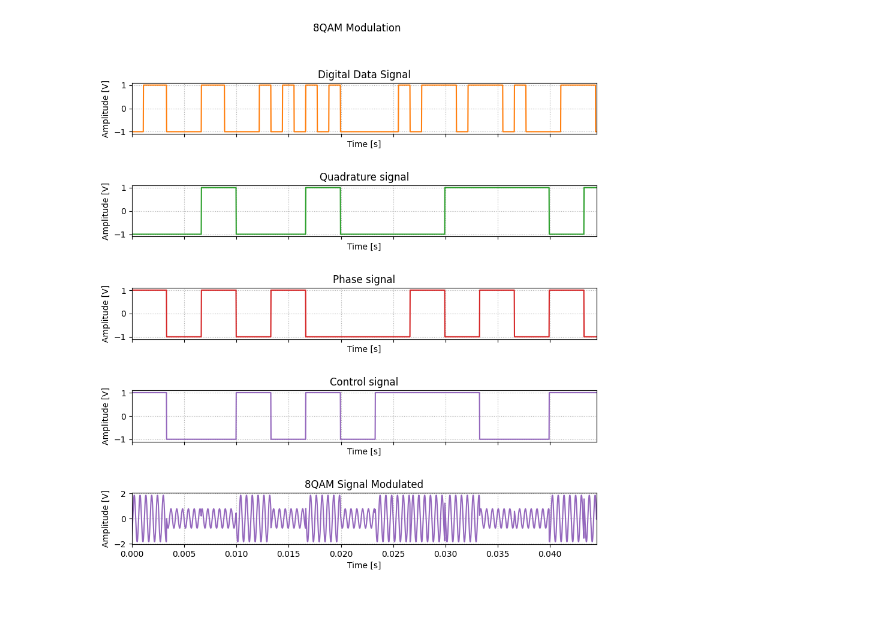
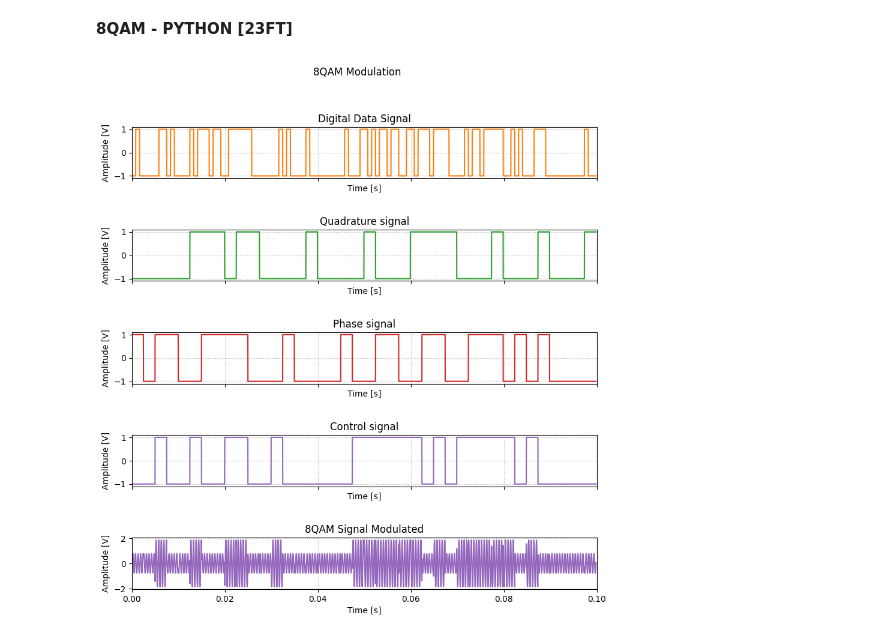
Before and after one commit to 23ft/Digital-Modulation-Python, a Jupyter notebook: 8QAM.ipynb, the cells around one changed output. Cells and saved outputs as stored; diff of their text form; code cells hidden in the pictures; blank space fills up the shorter version.

```diff
--- a/8QAM.ipynb
+++ b/8QAM.ipynb
@@ -1,5 +1,7 @@
 # %% [markdown]
 <a href="https://colab.research.google.com/github/23ft/Digital-Modulation-Python/blob/main/8QAM.ipynb" target="_parent"><img src="https://colab.research.google.com/assets/colab-badge.svg" alt="Open In Colab"/></a>
+# %% [markdown]
+**8QAM - PYTHON [23FT]**
 # %%
 import numpy as np
 import matplotlib.pyplot as plt
@@ -11,29 +13,31 @@ global outSignal
 
 """ Configuracion """
 fs = 54100                  # sampling rate - samples/sec - puls/sec
-baud = 900                  # symbol rate - bits/sec
-Nbits = 60                  # number of bits
+baud = 1200                  # symbol rate - bits/sec
+Nbits = 120                  # number of bits
 f0 = 1800                   # carrier Frequency
 Ns = int(fs/baud)           # number of Samples per Symbol - samples/bit
 N = Nbits * Ns              # Total Number of Samples
 t = r_[0.0:N]/fs            # time points
 
 # Rango para bits y tiempo para visualizacion
-symbolsToShow = 40
+symbolsToShow = 120
 timeDomainVisibleLimit = np.minimum(Nbits/baud,symbolsToShow/baud)
 
+# Tren pulsos entrada.
 inputBits = np.random.randn(Nbits,1) > 0
-inputSignal = (np.tile(inputBits*2-1,(1,Ns))).ravel()
-out8QAM = [[0.765, -135],[1.848, -135],[0.765, -45],[1.848, -45],[0.765, 135],[1.848, 135],[0.765, 45],[1.848, 45]]
+inputSignal = (np.tile(inputBits*2-1,(1,Ns))).ravel() # se multiplica el numero de columnas por el numero de samples por bit en np.tile.
+
+# combinaciones 8QAM -- 3*pi/4 -> 135° | pi/4 -> 45° {wayne tomasi}
+out8QAM = [[0.765, -3*pi/4],[1.848, -3*pi/4],[0.765, -pi/4],[1.848, -pi/4],[0.765, 3*pi/4],[1.848, 3*pi/4],[0.765, pi/4],[1.848, pi/4]]
 outSignal = np.zeros(shape=1)
 
-
-
+# Handler generador out signal.
 def hand8QAM(trueTablePos, t0, tf, ):
   global outSignal
-
   outSignal = np.concatenate( (outSignal, out8QAM[trueTablePos][0]*sin(2*pi*f0*t[t_inf:t_sup] + out8QAM[trueTablePos][1])) )
 
+""" 8QAM MODULATOR. """
 if (inputBits.size%3 == 0):
   Q_bits = inputBits[::3]
   I_bits = inputBits[1::3]
@@ -93,31 +97,31 @@ if (inputBits.size%3 == 0):
 
   axis[2].plot(t, I_signal, color='C3')
   #axis[0].set_title('Digital Data Signal (Source Code/ Block Diagram: "inputBits")')
   axis[2].set_title('Phase signal')
   axis[2].set_xlabel('Time [s]')
   axis[2].set_ylabel('Amplitude [V]')
   axis[2].set_xlim(0,timeDomainVisibleLimit)
   axis[2].grid(linestyle='dotted')
 
 
   axis[3].plot(t, C_signal, color='C4')
   #axis[0].set_title('Digital Data Signal (Source Code/ Block Diagram: "inputBits")')
   axis[3].set_title('Control signal')
   axis[3].set_xlabel('Time [s]')
   axis[3].set_ylabel('Amplitude [V]')
   axis[3].set_xlim(0,timeDomainVisibleLimit)
   axis[3].grid(linestyle='dotted')
 
   axis[4].plot(t, outSignal[1::] , color='C4')
   #axis[5].set_title('QPSK Signal Modulated (Source Code/ Block Diagram: "QPSK_signal")')
   axis[4].set_title('8QAM Signal Modulated')
   axis[4].set_xlabel('Time [s]')
   axis[4].set_xlim(0,timeDomainVisibleLimit)
   axis[4].set_ylabel('Amplitude [V]')
   axis[4].grid(linestyle='dotted')
 
   plt.rcParams['figure.figsize'] = [10, 10]
   plt.subplots_adjust(hspace=1)
   plt.show()
 # %% [output]
-[figure, old version]
+[figure, new version]
```
